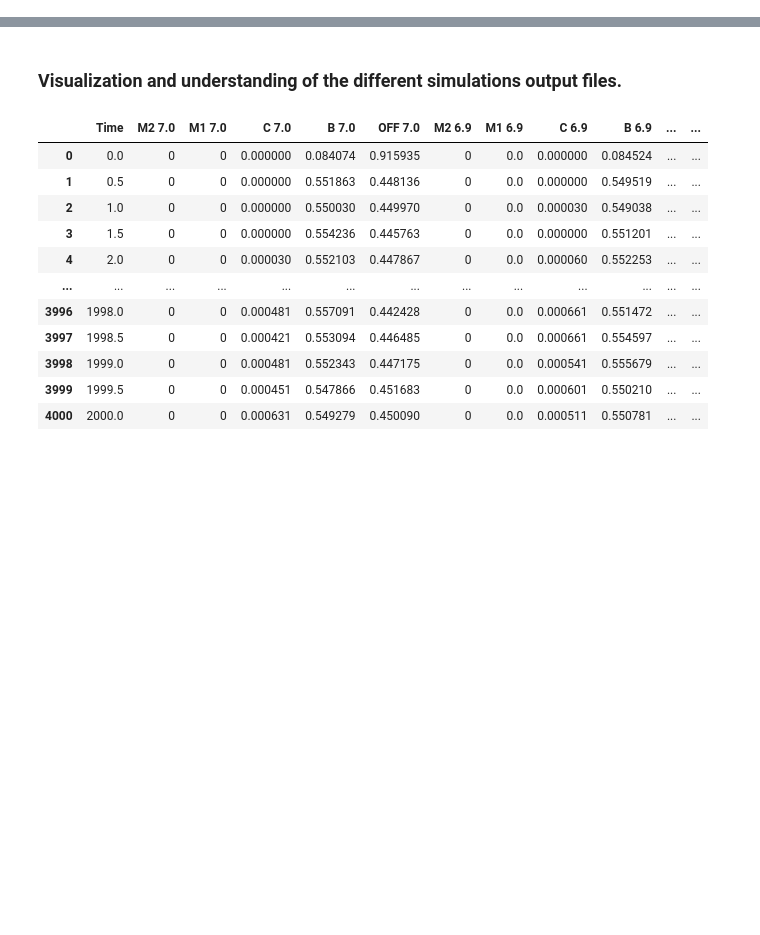
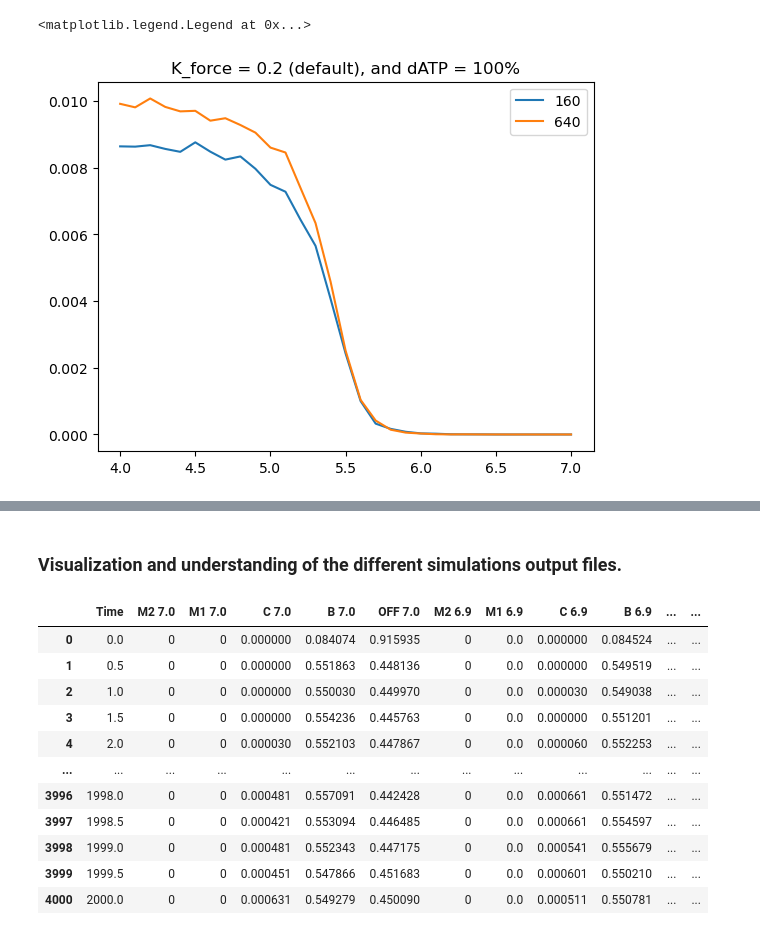
Before and after one commit to marcushock/dATP_multiscale_modeling, a Jupyter notebook: Results Exploration MCMC.ipynb, the cells around one changed output, grey strips where cells are left out. Saved outputs shown, nothing was run; the diff lists cells and outputs as text; code cells hidden in the pictures; blank space fills up the shorter version.

```diff
--- a/Results Exploration MCMC.ipynb
+++ b/Results Exploration MCMC.ipynb
@@ -10,0 +129,4 @@ This is a test to see if I can stash a change.
+# %%
+default_640_full = hf.states_structure('MCMC_simulation_results/241014-1505__MR_640_States_out k2_plus_ref 0.002500 k3_plus 0.050000 k4_plus_ref 0.135000 kB_plus_ref 13.000000 kB_minus_ref 0.100000 kCa_plus_ref 0.090000 dATP 1.000000 k_force 0.200000 k_plus_SR_ref 16.000000 k_minus_SR_ref 15.000000.csv')
+
+default_160_full = hf.states_structure('MCMC_simulation_results//241014-1508__MR_160_States_out k2_plus_ref 0.002500 k3_plus 0.050000 k4_plus_ref 0.135000 kB_plus_ref 13.000000 kB_minus_ref 0.100000 kCa_plus_ref 0.090000 dATP 1.000000 k_force 0.200000 k_plus_SR_ref 16.000000 k_minus_SR_ref 15.000000.csv')
@@ -10,0 +138,9 @@ This is a test to see if I can stash a change.
+# %%
+plt.figure()
+plt.plot(default_160_full.force_pCa, label = 160)
+plt.plot(default_640_full.force_pCa, label = 640)
+plt.title('K_force = 0.2 (default), and dATP = 100%')
+plt.legend()
+# %% [output]
+<matplotlib.legend.Legend at 0x...>
+[figure, added]
```
Also changed, not shown: parts of 24 cells of this notebook.
